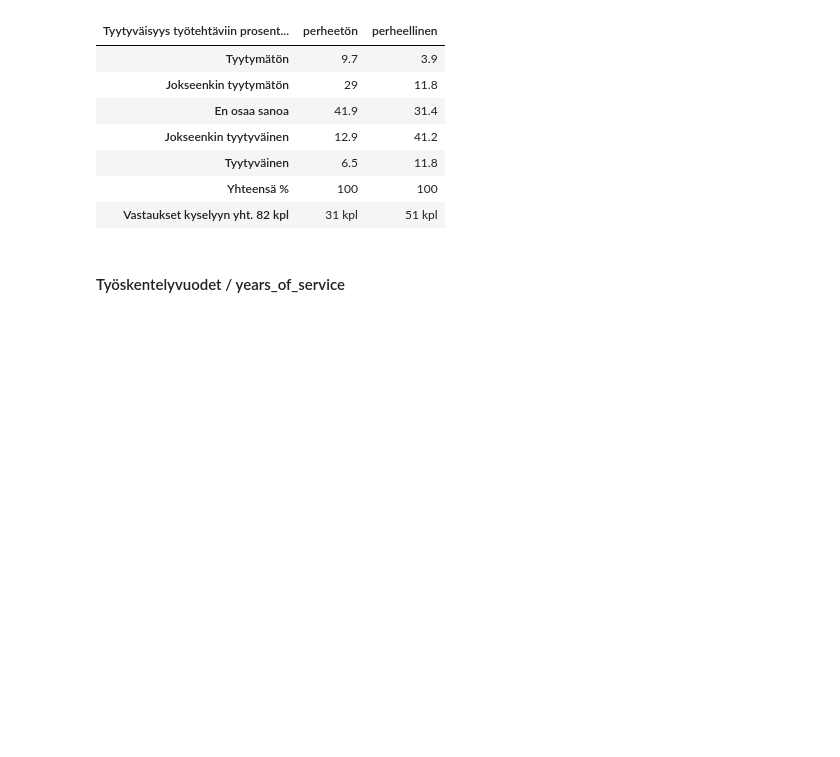
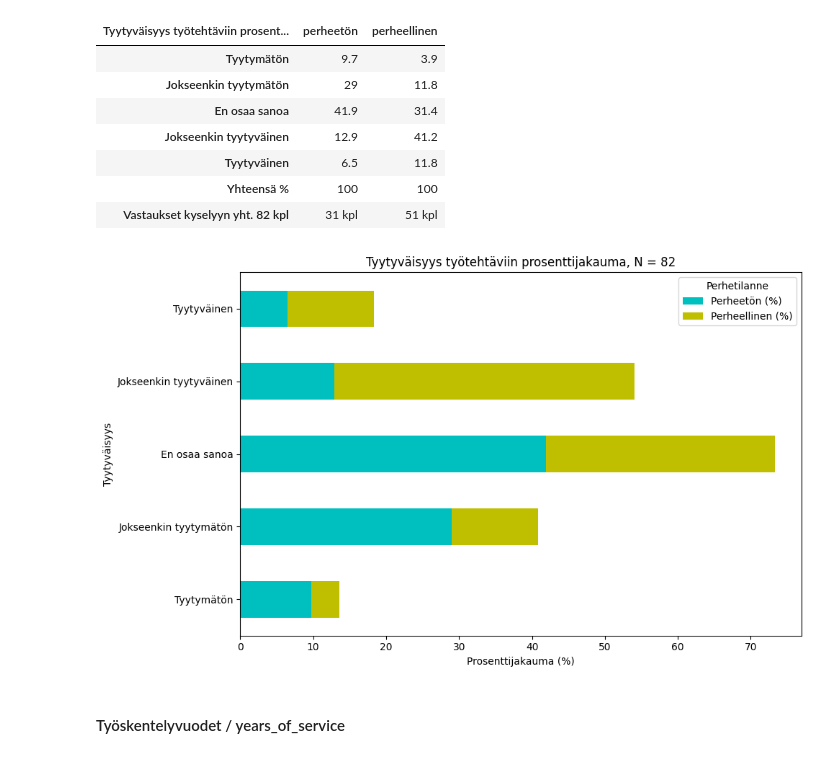
Before and after one commit to Hildura/Tiedonk-sittely-Pytjonilla-Ryhm-5, a Jupyter notebook: Projekti/Analyzing_WorkPlaceSatisfactionSurveyData.ipynb, the cells around one changed output. Cells and saved outputs as stored; diff of their text form; code cells hidden in the pictures; blank space fills up the shorter version.

```diff
--- a/Projekti/Analyzing_WorkPlaceSatisfactionSurveyData.ipynb
+++ b/Projekti/Analyzing_WorkPlaceSatisfactionSurveyData.ipynb
@@ -510,6 +510,33 @@ df_perhe_tyoteht_prosentteina
 | Tyytyväinen | 6.5 | 11.8 |
 | Yhteensä % | 100 | 100 |
 | Vastaukset kyselyyn yht. 82 kpl | 31 kpl | 51 kpl |
+# %%
+tyytyvaisyys_tyo_perhe = {
+    "Tyytyväisyys": ["Tyytymätön", "Jokseenkin tyytymätön", "En osaa sanoa", "Jokseenkin tyytyväinen", "Tyytyväinen"],
+    "Perheetön (%)": [9.7, 29 , 41.9 , 12.9 , 6.5],
+    "Perheellinen (%)": [3.9, 11.8,31.4, 41.2, 11.8 ]
+}
+
+# Create a DataFrame
+df = pd.DataFrame(tyytyvaisyys_tyo_perhe)
+
+# Set 'Tyytyväisyys' as the index
+df.set_index("Tyytyväisyys", inplace=True)
+
+# Plot a horizontal stacked bar chart
+df.plot.barh(stacked=True, figsize=(10, 6), color=['c', 'y'])
+
+# Adding labels and title
+plt.title('Tyytyväisyys työtehtäviin prosenttijakauma, N = 82')
+plt.xlabel('Prosenttijakauma (%)')
+plt.ylabel('Tyytyväisyys')
+plt.legend(title='Perhetilanne')
+
+# Show the plot
+plt.tight_layout()
+plt.show()
+# %% [output]
+[figure, added]
 # %% [markdown]
 #### Työskentelyvuodet / years_of_service
 # %%
```
Also changed, not shown: parts of 2 cells of this notebook.
